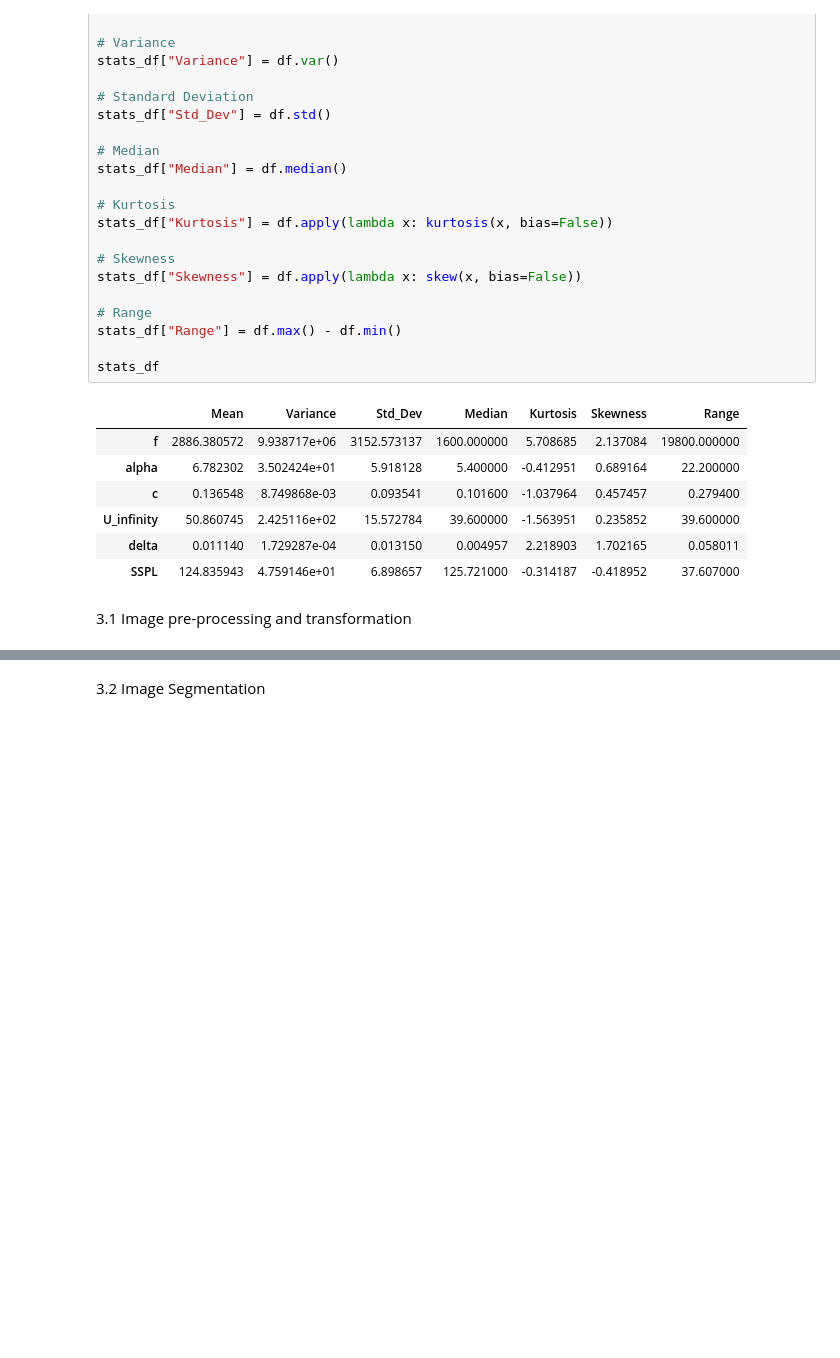
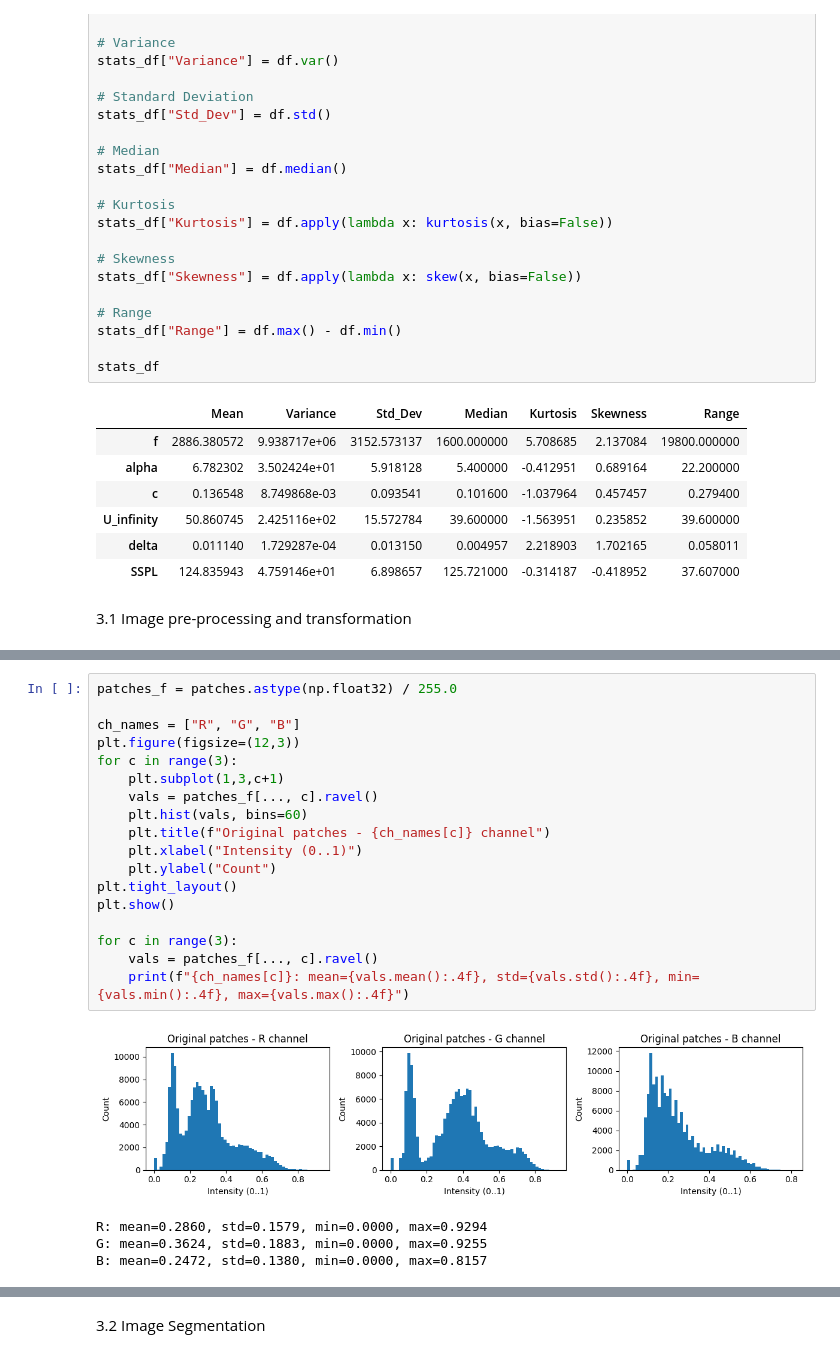
Before and after one commit to AdityaUnnava/Aditya_Unnava_ME5920_HW1, a Jupyter notebook: HW1.ipynb, the cells around one changed output, grey strips where cells are left out. Drawn from its saved outputs; the diff is of its cells as text; blank space fills up the shorter version.

```diff
--- a/HW1.ipynb
+++ b/HW1.ipynb
@@ -356,0 +498,23 @@ stats_df
+# %%
+patches_f = patches.astype(np.float32) / 255.0
+
+ch_names = ["R", "G", "B"]
+plt.figure(figsize=(12,3))
+for c in range(3):
+    plt.subplot(1,3,c+1)
+    vals = patches_f[..., c].ravel()
+    plt.hist(vals, bins=60)
+    plt.title(f"Original patches - {ch_names[c]} channel")
+    plt.xlabel("Intensity (0..1)")
+    plt.ylabel("Count")
+plt.tight_layout()
+plt.show()
+
+for c in range(3):
+    vals = patches_f[..., c].ravel()
+    print(f"{ch_names[c]}: mean={vals.mean():.4f}, std={vals.std():.4f}, min={vals.min():.4f}, max={vals.max():.4f}")
+# %% [output]
+[figure, added]
+R: mean=0.2860, std=0.1579, min=0.0000, max=0.9294
+G: mean=0.3624, std=0.1883, min=0.0000, max=0.9255
+B: mean=0.2472, std=0.1380, min=0.0000, max=0.8157
```
Also changed, not shown: parts of 7 cells of this notebook.
